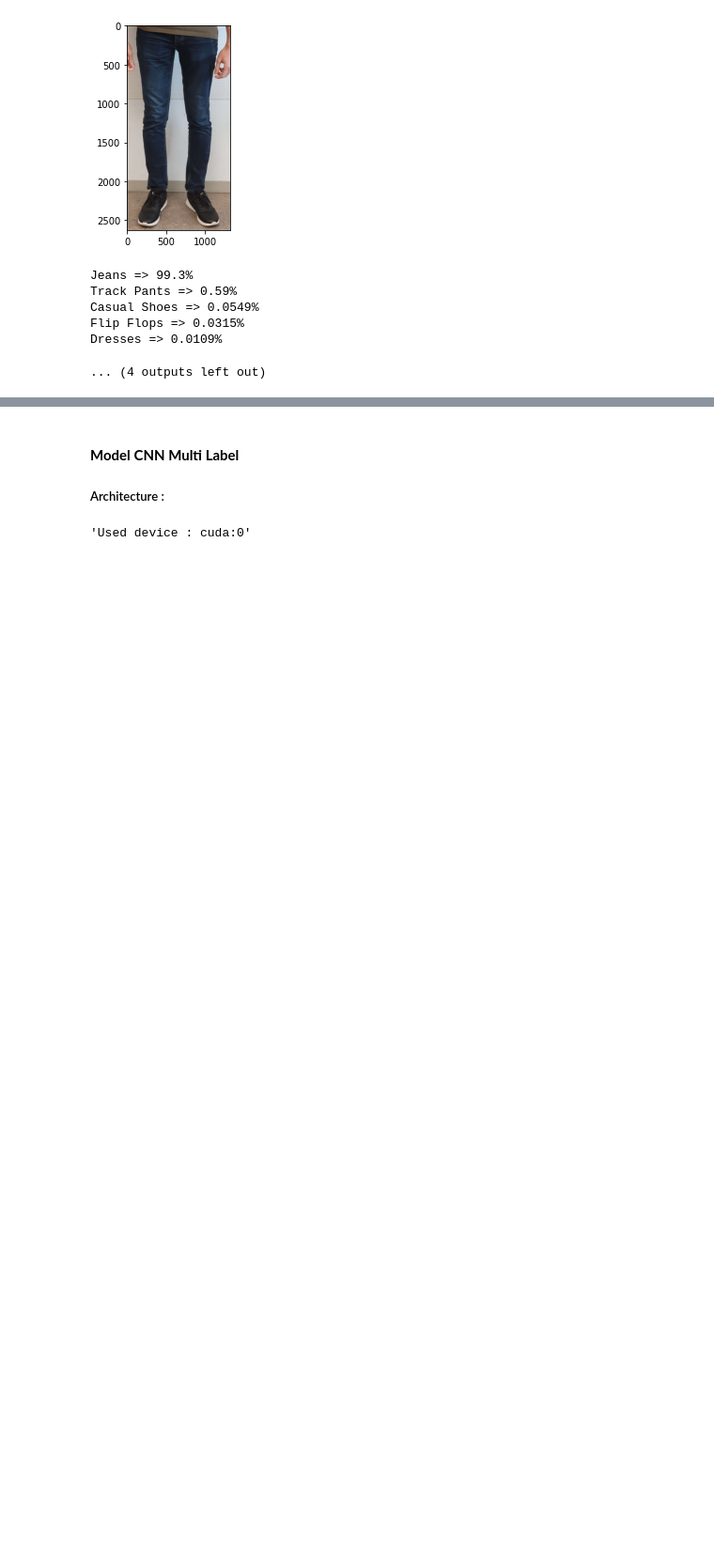
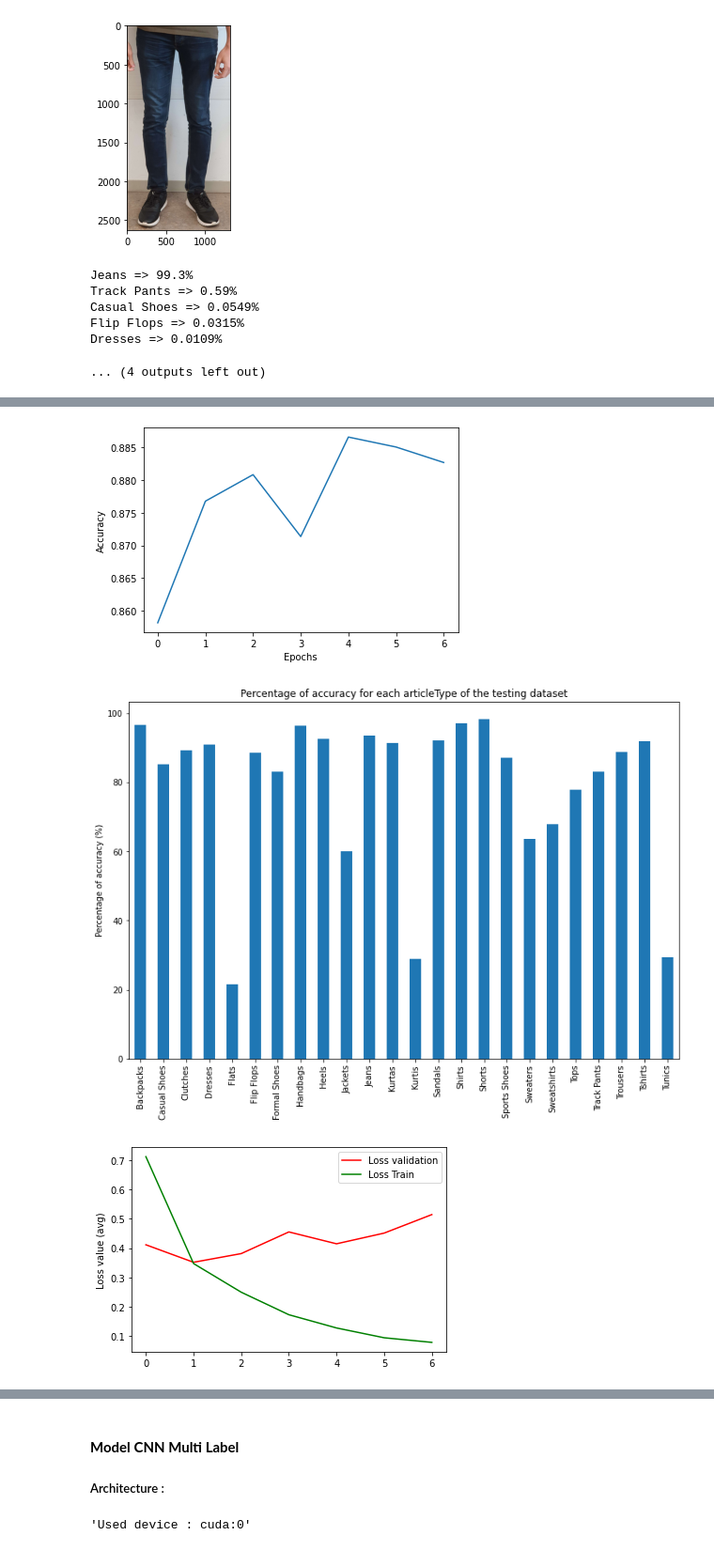
Before and after one commit to KontainPluton/TPs_Artificial_Neural_Network, a Jupyter notebook: Projet/Projet_Fashion.ipynb, the cells around one changed output, grey strips where cells are left out. Shown at 94% size. Saved outputs shown, nothing was run; the diff lists cells and outputs as text; code cells hidden in the pictures; blank space fills up the shorter version.

```diff
--- a/Projet/Projet_Fashion.ipynb
+++ b/Projet/Projet_Fashion.ipynb
@@ -244,0 +277,8 @@ transform = transforms.Compose([
+# %%
+transform_resnet_50 = transforms.Compose([
+    transforms.ToPILImage(),
+    transforms.Resize(232),
+    transforms.CenterCrop(224),
+    transforms.ToTensor(),
+    transforms.Normalize(mean=[0.485, 0.456, 0.406], std=[0.229, 0.224, 0.225]),
+])
@@ -615,11 +870,11 @@ device = torch.device('cuda:0' if torch.cuda.is_available() else 'cpu') # Select
 
 ### RESNET 50
 resnet50 = models.resnet50()
-resnet50_pretained = models.resnet50(weights="ResNet50_Weights.DEFAULT")
+resnet50_pretained = models.resnet50(weights="ResNet50_Weights.DEFAULT") # Best available weights (currently alias for IMAGENET1K_V2)
 
-#freeze_model(resnet50_pretained)
+freeze_model(resnet50_pretained)
 
-dataset_resnet50 = FashionDataset(df, transform=transform)
+dataset_resnet50 = FashionDataset(df, transform=transform_resnet_50)
 
 train_size_resnet50 = int(0.8 * len(dataset_resnet50))
 test_size_resnet50 = len(dataset_resnet50) - train_size_resnet50
@@ -627,8 +882,13 @@ train_dataset_resnet50, test_dataset_resnet50 = random_split(dataset_resnet50, [
 train_loader_resnet50 = DataLoader(train_dataset_resnet50, batch_size=BATCH_SIZE, shuffle=True)
 test_loader_resnet50 = DataLoader(test_dataset_resnet50, batch_size=BATCH_SIZE, shuffle=True)
 
-# Change on resnet50 model to fit our dataset
-#resnet50.fc = torch.nn.Linear(2048, 60)
+resnet50.fc = torch.nn.Sequential(
+    torch.nn.Linear(2048, 1024),
+    torch.nn.Linear(1024, 512),
+    torch.nn.Linear(512, 256),
+    torch.nn.Linear(256, 128),
+    torch.nn.Linear(128, CLASSES_NUMBER_OUTPUT)
+)
 
 resnet50_pretained.fc = torch.nn.Sequential(
     torch.nn.Linear(2048, 1024),
@@ -637,9 +897,6 @@ resnet50_pretained.fc = torch.nn.Sequential(
     torch.nn.Linear(256, 128),
     torch.nn.Linear(128, CLASSES_NUMBER_OUTPUT)
 )
-
-# Train
-train_optim(resnet50_pretained, train_loader_resnet50, test_loader_resnet50, EPOCHS, LOGS, device,  "{}_pretrained".format(MODEL_NAME), BATCH_SIZE, ETA, False)
 # %% [output]
 TRAIN&TEST on ResNet50_pretrained model | Number of epochs : 7 | Batch size : 16 | Log frequency : 200 | Device : cuda:0
 Epoch: 001 / 7 | Batch: 001 / 1477 | Loss: 3.212 | Time elapsed: 0:00:00.526302 s
@@ -660,0 +918,3 @@ Epoch: 005 / 7 | Batch: 201 / 1477 | Loss: 0.062 | Time elapsed: 0:26:10.136942
+[figure, added]
+[figure, added]
+[figure, added]
```
Also changed, not shown: parts of 51 cells of this notebook.
